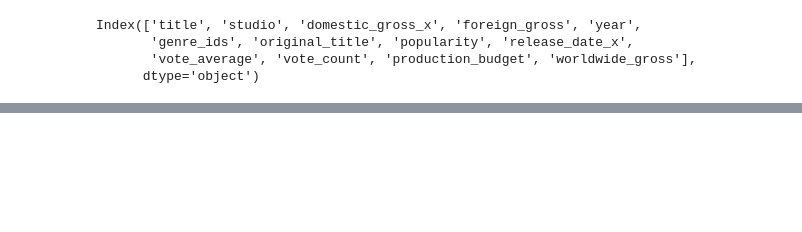
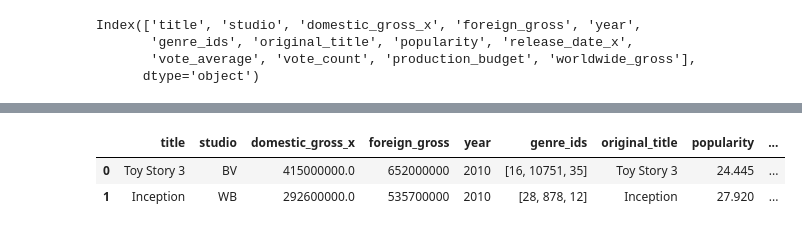
Before and after one commit to Otim135/group3-phase2-project, a Jupyter notebook: ipynbs/Moses.ipynb, the cells around one changed output, grey strips where cells are left out. Cells and saved outputs as stored; diff of their text form; code cells hidden in the pictures; blank space fills up the shorter version.

```diff
--- a/ipynbs/Moses.ipynb
+++ b/ipynbs/Moses.ipynb
@@ -387,0 +420,8 @@ Index(['title', 'studio', 'domestic_gross_x', 'foreign_gross', 'year',
+# %%
+# create profit column
+df_movies['profit'] = df_movies['worldwide_gross'] - df_movies['production_budget']
+df_movies.head(2)
+# %% [output]
+|  | title | studio | domestic_gross_x | foreign_gross | year | genre_ids | original_title | popularity | ... |
+| 0 | Toy Story 3 | BV | 415000000.0 | 652000000 | 2010 | [16, 10751, 35] | Toy Story 3 | 24.445 | ... |
+| 1 | Inception | WB | 292600000.0 | 535700000 | 2010 | [28, 878, 12] | Inception | 27.920 | ... |
```
Also changed, not shown: parts of 11 cells of this notebook.
